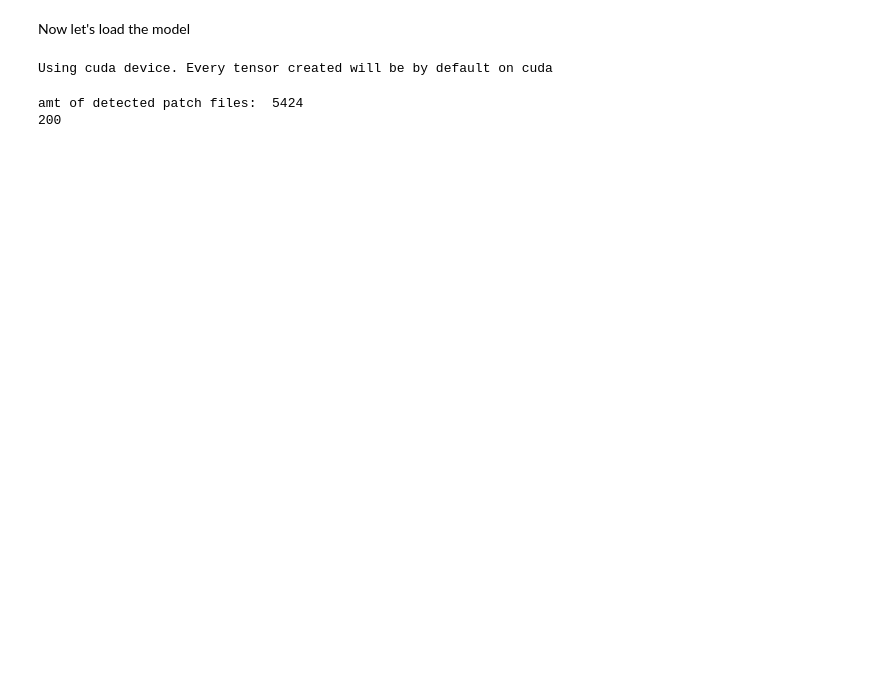
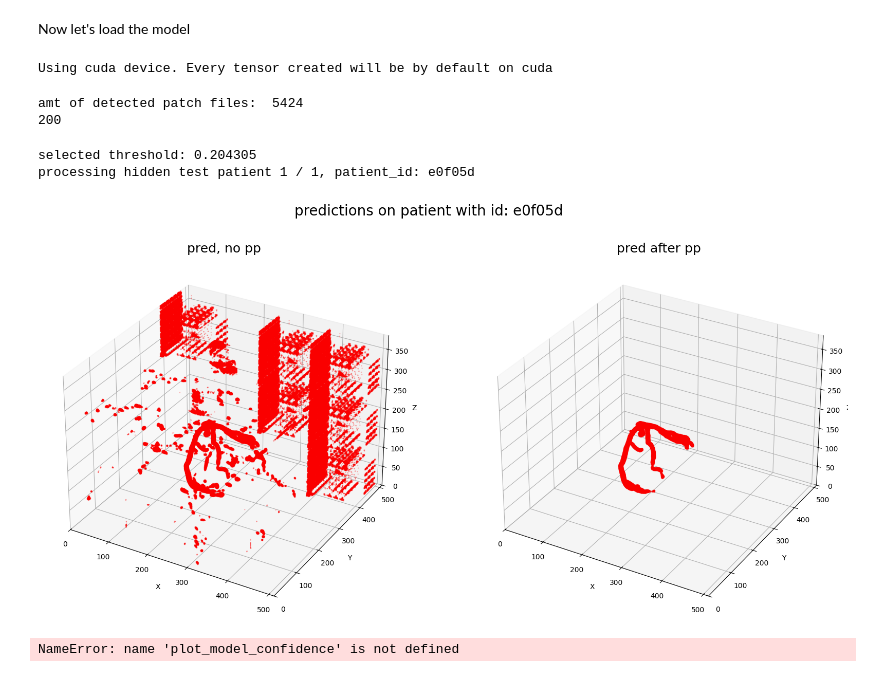
Before and after one commit to philippweinmann/mip_local_unet, a Jupyter notebook: hidden_test_data.ipynb, the cells around one changed output. Drawn from its saved outputs; the diff is of its cells as text; code cells hidden in the pictures; blank space fills up the shorter version.

Commit message:
we are now visualizing the predictions on the hidden test data

```diff
--- a/hidden_test_data.ipynb
+++ b/hidden_test_data.ipynb
@@ -73,3 +56,12 @@ amt of detected patch files:  5424
 200
 # %%
 threshold = 0.204305 # best thresold, but it barely makes a difference.
+
+hidden_test_pred_fp = Path("/group/gecko/pweinmann/mip_local_unet/hidden_test_patients_predictions/")
+
+predict_hidden_test_data([id_test_idx_patches_list[1]], model, threshold = threshold, visualize=True, out_dir = hidden_test_pred_fp);
+# %% [output]
+selected threshold: 0.204305
+processing hidden test patient 1 / 1, patient_id: e0f05d
+[figure, added]
+NameError: name 'plot_model_confidence' is not defined
```
Also changed, not shown: parts of 2 cells of this notebook, 2 other files.
